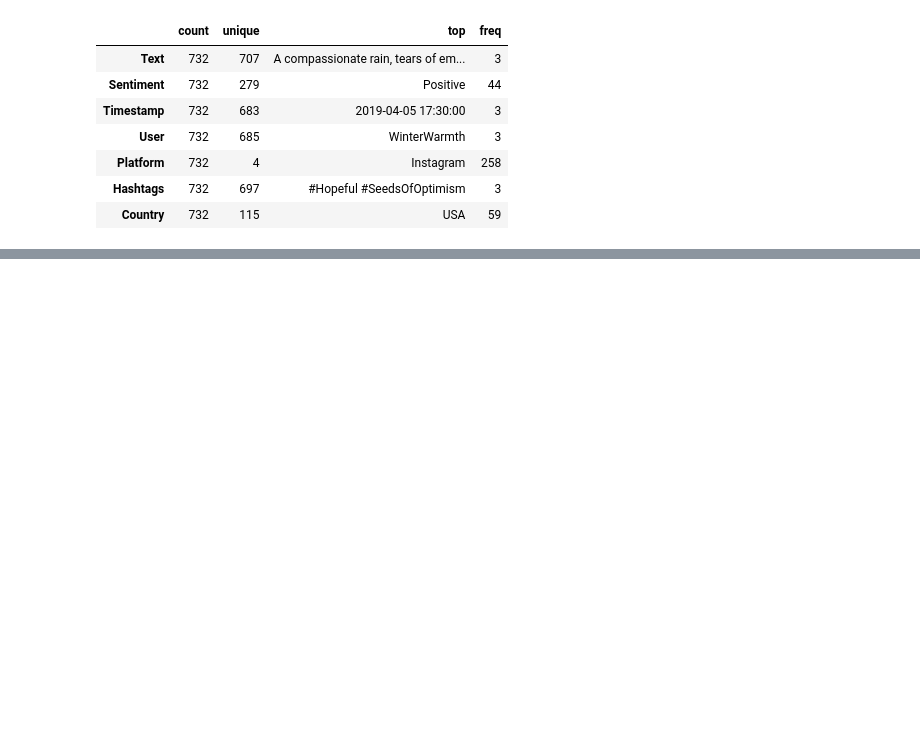
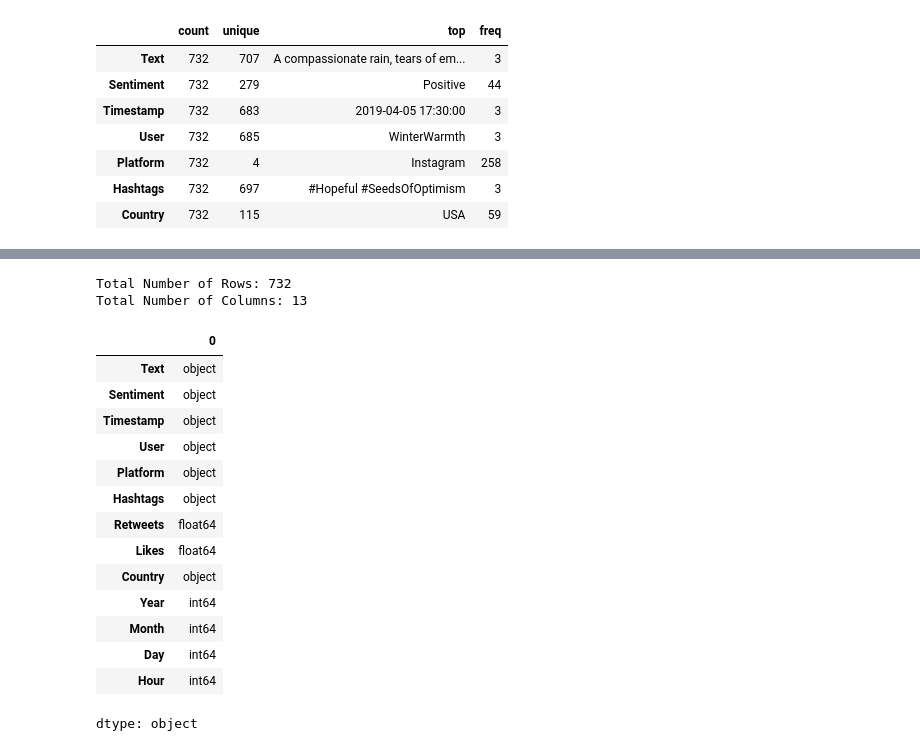
Before and after one commit to euiedavid/social-media-sentiments-analysis, a Jupyter notebook: notebook/social_media_sentiments_eda.ipynb, the cells around one changed output, grey strips where cells are left out. Cells and saved outputs as stored; diff of their text form; code cells hidden in the pictures; blank space fills up the shorter version.

```diff
--- a/notebook/social_media_sentiments_eda.ipynb
+++ b/notebook/social_media_sentiments_eda.ipynb
@@ -121,0 +143,28 @@ df.describe(include='O').T
+# %%
+# drop columns
+data = data.drop(columns=['Unnamed: 0.1', 'Unnamed: 0'])
+
+row, col = data.shape
+print(f'Total Number of Rows: {row}')
+print(f'Total Number of Columns: {col}')
+# %% [output]
+Total Number of Rows: 732
+Total Number of Columns: 13
+# %%
+data.dtypes
+# %% [output]
+|  | 0 |
+| Text | object |
+| Sentiment | object |
+| Timestamp | object |
+| User | object |
+| Platform | object |
+| Hashtags | object |
+| Retweets | float64 |
+| Likes | float64 |
+| Country | object |
+| Year | int64 |
+| Month | int64 |
+| Day | int64 |
+| Hour | int64 |
+dtype: object
```
Also changed, not shown: parts of 4 cells of this notebook.
